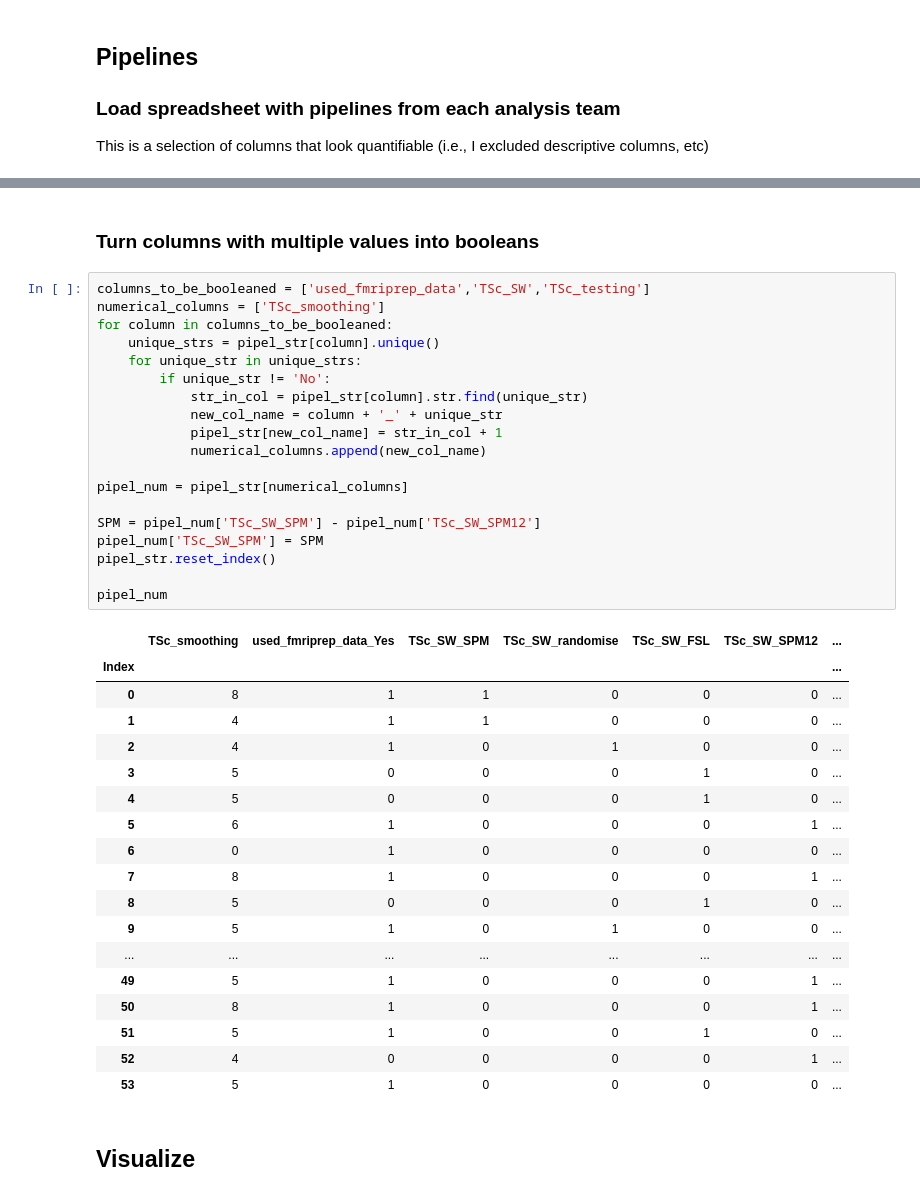
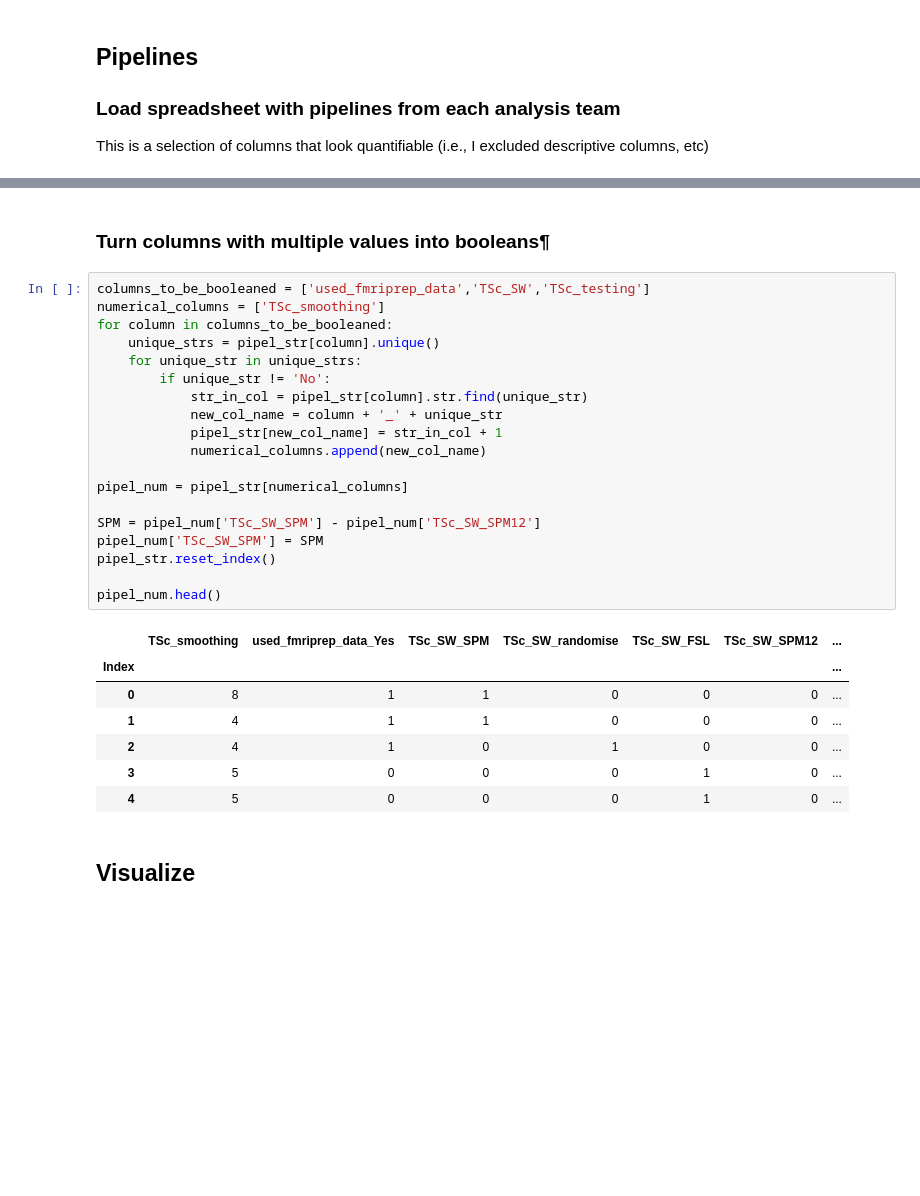
Before and after one commit to koudyk/narps_meta, a Jupyter notebook: analyses/Analysis_IIIa-REPLICATION_evaluating_the_problem.ipynb, the cells around one changed output, grey strips where cells are left out. Cells and saved outputs as stored; diff of their text form; blank space fills up the shorter version.

```diff
--- a/analyses/Analysis_IIIa-REPLICATION_evaluating_the_problem.ipynb
+++ b/analyses/Analysis_IIIa-REPLICATION_evaluating_the_problem.ipynb
@@ -80,43 +68,32 @@ pipel_str
 # %% [markdown]
-### Turn columns with multiple values into booleans
+### Turn columns with multiple values into booleans¶
 # %%
 columns_to_be_booleaned = ['used_fmriprep_data','TSc_SW','TSc_testing']
 numerical_columns = ['TSc_smoothing']
 for column in columns_to_be_booleaned:
     unique_strs = pipel_str[column].unique()
     for unique_str in unique_strs:
         if unique_str != 'No':
             str_in_col = pipel_str[column].str.find(unique_str)
             new_col_name = column + '_' + unique_str
             pipel_str[new_col_name] = str_in_col + 1
             numerical_columns.append(new_col_name)
 
 pipel_num = pipel_str[numerical_columns]
 
 SPM = pipel_num['TSc_SW_SPM'] - pipel_num['TSc_SW_SPM12']
 pipel_num['TSc_SW_SPM'] = SPM
 pipel_str.reset_index()
 
-pipel_num
+pipel_num.head()
 # %% [output]
 |  | TSc_smoothing | used_fmriprep_data_Yes | TSc_SW_SPM | TSc_SW_randomise | TSc_SW_FSL | TSc_SW_SPM12 | ... |
 | Index |  |  |  |  |  |  | ... |
 | 0 | 8 | 1 | 1 | 0 | 0 | 0 | ... |
 | 1 | 4 | 1 | 1 | 0 | 0 | 0 | ... |
 | 2 | 4 | 1 | 0 | 1 | 0 | 0 | ... |
 | 3 | 5 | 0 | 0 | 0 | 1 | 0 | ... |
 | 4 | 5 | 0 | 0 | 0 | 1 | 0 | ... |
-| 5 | 6 | 1 | 0 | 0 | 0 | 1 | ... |
-| 6 | 0 | 1 | 0 | 0 | 0 | 0 | ... |
-| 7 | 8 | 1 | 0 | 0 | 0 | 1 | ... |
-| 8 | 5 | 0 | 0 | 0 | 1 | 0 | ... |
-| 9 | 5 | 1 | 0 | 1 | 0 | 0 | ... |
-| ... | ... | ... | ... | ... | ... | ... | ... |
-| 49 | 5 | 1 | 0 | 0 | 0 | 1 | ... |
-| 50 | 8 | 1 | 0 | 0 | 0 | 1 | ... |
-| 51 | 5 | 1 | 0 | 0 | 1 | 0 | ... |
-| 52 | 4 | 0 | 0 | 0 | 0 | 1 | ... |
-| 53 | 5 | 1 | 0 | 0 | 0 | 0 | ... |
 # %% [markdown]
 ## Visualize
 # %%
```
Also changed, not shown: parts of 22 cells of this notebook, 3 other files.
